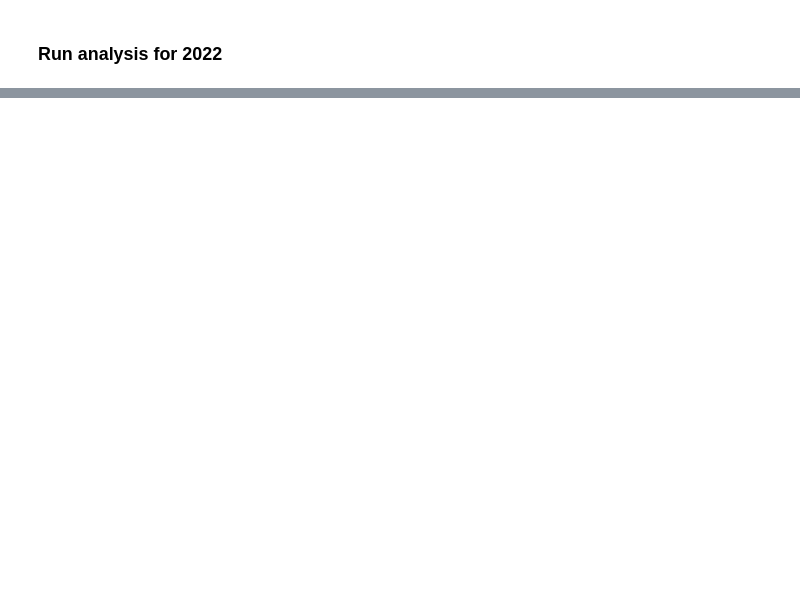
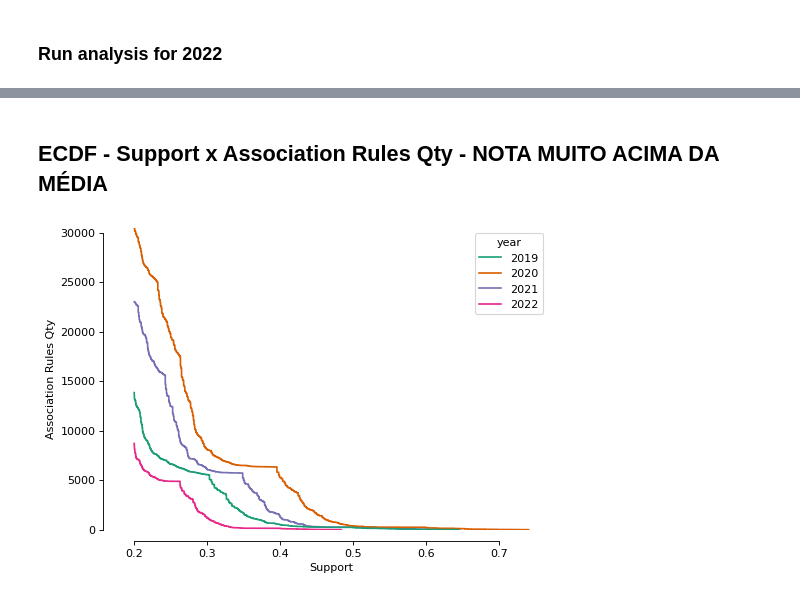
Before and after one commit to kazuhirodk/enem-data-mining, a Jupyter notebook: analysis/general-analysis.ipynb, the cells around one changed output, grey strips where cells are left out. Saved outputs shown, nothing was run; the diff lists cells and outputs as text; code cells hidden in the pictures; blank space fills up the shorter version.

```diff
--- a/analysis/general-analysis.ipynb
+++ b/analysis/general-analysis.ipynb
@@ -22,0 +92,19 @@
+# %% [markdown]
+## ECDF - Support x Association Rules Qty - NOTA MUITO ACIMA DA MÉDIA
+# %%
+all_high_performance_rules = all_rules.query("items_add.str.contains('NOTA: MUITO ACIMA DA MÉDIA')")
+
+import seaborn as sns
+import matplotlib.pyplot as plt
+from matplotlib.pyplot import figure
+
+figure(figsize=(7, 5), dpi=80)
+
+plt.xlabel("Support")
+plt.ylabel("Association Rules Qty")
+ax = sns.ecdfplot(data=all_high_performance_rules, stat="count", x="support", complementary=True,  hue="year",
+                  palette='Dark2', linewidth=1.5)
+sns.despine(trim=True, offset=10)
+figure = ax.get_figure()
+# %% [output]
+[figure, added]
```
Also changed, not shown: parts of 31 cells of this notebook, 8 other files.
